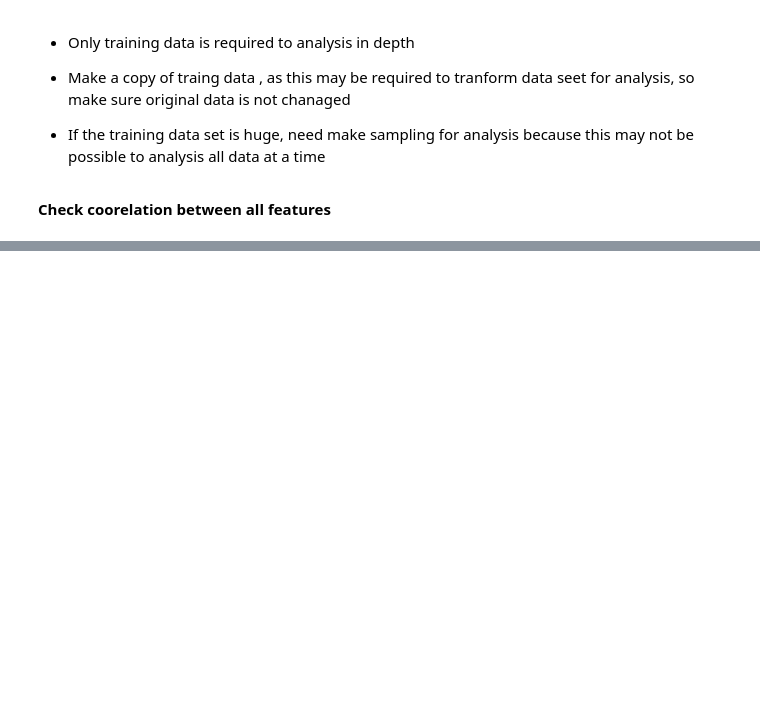
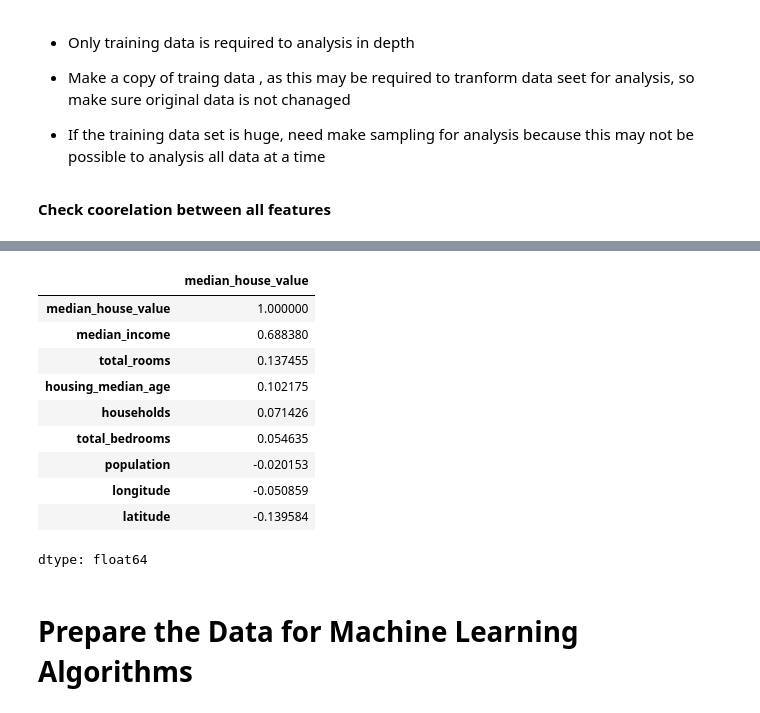
Before and after one commit to academyExcelleance/OlympiadPreparation, a Jupyter notebook: end_to_end_learning_imp.ipynb, the cells around one changed output, grey strips where cells are left out. Saved outputs shown, nothing was run; the diff lists cells and outputs as text; code cells hidden in the pictures; blank space fills up the shorter version.

```diff
--- a/end_to_end_learning_imp.ipynb
+++ b/end_to_end_learning_imp.ipynb
@@ -400,3 +400,19 @@ corr_matrix
 | households | 0.054261 | -0.071604 | -0.300075 | 0.916143 | 0.978822 | 0.916237 | 1.000000 | ... |
 | median_income | -0.016542 | -0.078137 | -0.127043 | 0.197720 | -0.006038 | 0.004282 | 0.013637 | ... |
 | median_house_value | -0.050859 | -0.139584 | 0.102175 | 0.137455 | 0.054635 | -0.020153 | 0.071426 | ... |
+# %%
+corr_matrix["median_house_value"].sort_values(ascending=False)
+# %% [output]
+|  | median_house_value |
+| median_house_value | 1.000000 |
+| median_income | 0.688380 |
+| total_rooms | 0.137455 |
+| housing_median_age | 0.102175 |
+| households | 0.071426 |
+| total_bedrooms | 0.054635 |
+| population | -0.020153 |
+| longitude | -0.050859 |
+| latitude | -0.139584 |
+dtype: float64
+# %% [markdown]
+# Prepare the Data for Machine Learning  Algorithms
```
